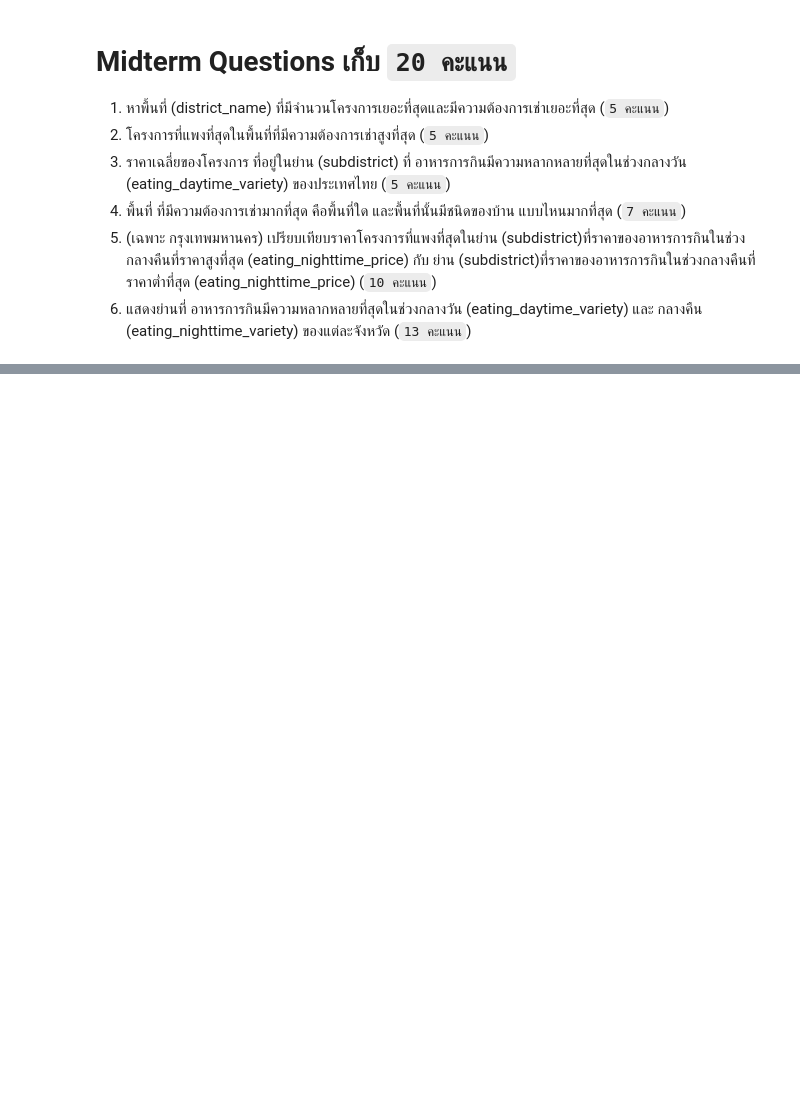
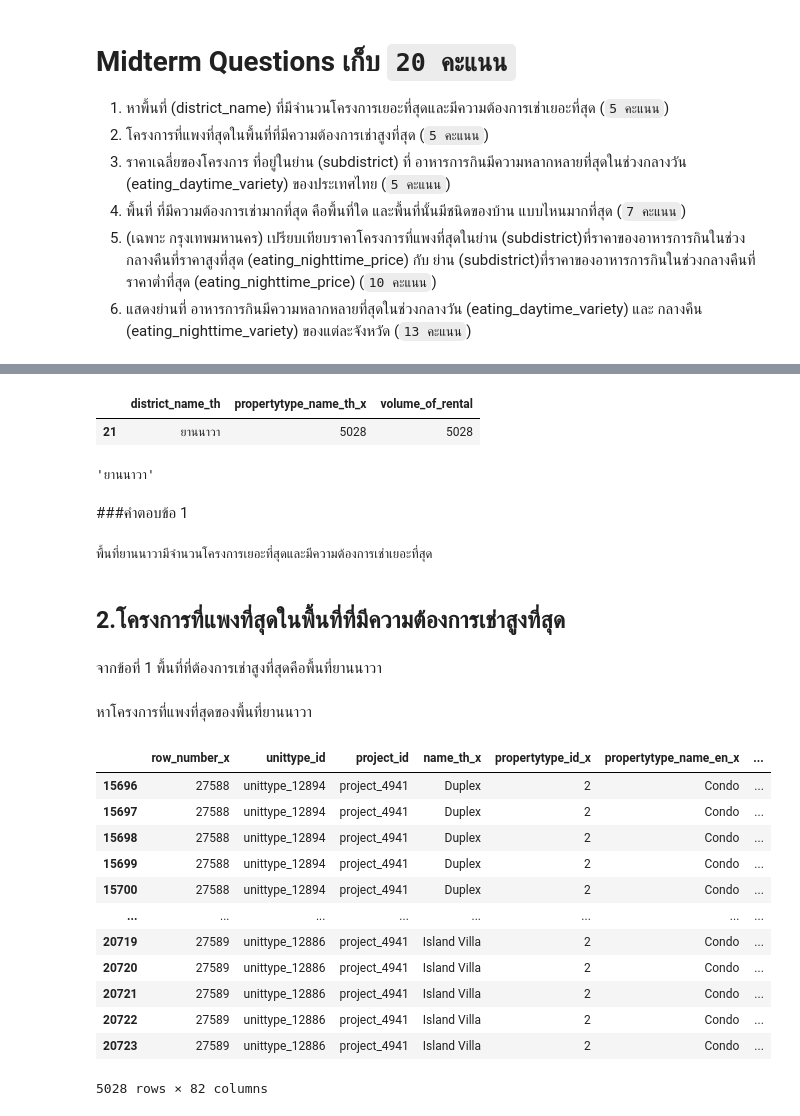
Before and after one commit to oilnutttt/BasicProg_DataViz65, a Jupyter notebook: midterm65.ipynb, the cells around one changed output, grey strips where cells are left out. Cells and saved outputs as stored; diff of their text form; code cells hidden in the pictures; blank space fills up the shorter version.

```diff
--- a/midterm65.ipynb
+++ b/midterm65.ipynb
@@ -284,0 +220,40 @@ data
+# %%
+x1 = X[X['propertytype_name_th_x']==X['propertytype_name_th_x'].max()]
+x1
+# %% [output]
+|  | district_name_th | propertytype_name_th_x | volume_of_rental |
+| 21 | ยานนาวา | 5028 | 5028 |
+# %%
+x = x1['district_name_th'][21]
+x
+# %% [output]
+'ยานนาวา'
+# %% [markdown]
+###คำตอบข้อ 1
+# %%
+print(f'พื้นที่ {x} มีจำนวนโครงการเยอะที่สุดและมีความต้องการเช่าเยอะที่สุด' )
+# %% [output]
+พื้นที่ยานนาวามีจำนวนโครงการเยอะที่สุดและมีความต้องการเช่าเยอะที่สุด
+# %% [markdown]
+## 2.โครงการที่แพงที่สุดในพื้นที่ที่มีความต้องการเช่าสูงที่สุด
+# %% [markdown]
+จากข้อที่ 1 พื้นที่ที่ต้องการเช่าสูงที่สุดคือพื้นที่ยานนาวา
+# %% [markdown]
+หาโครงการที่แพงที่สุดของพื้นที่ยานนาวา
+# %%
+Y = unit_rent_project[unit_rent_project['district_name_th']=='ยานนาวา']
+Y
+# %% [output]
+|  | row_number_x | unittype_id | project_id | name_th_x | propertytype_id_x | propertytype_name_en_x | ... |
+| 15696 | 27588 | unittype_12894 | project_4941 | Duplex | 2 | Condo | ... |
+| 15697 | 27588 | unittype_12894 | project_4941 | Duplex | 2 | Condo | ... |
+| 15698 | 27588 | unittype_12894 | project_4941 | Duplex | 2 | Condo | ... |
+| 15699 | 27588 | unittype_12894 | project_4941 | Duplex | 2 | Condo | ... |
+| 15700 | 27588 | unittype_12894 | project_4941 | Duplex | 2 | Condo | ... |
+| ... | ... | ... | ... | ... | ... | ... | ... |
+| 20719 | 27589 | unittype_12886 | project_4941 | Island Villa | 2 | Condo | ... |
+| 20720 | 27589 | unittype_12886 | project_4941 | Island Villa | 2 | Condo | ... |
+| 20721 | 27589 | unittype_12886 | project_4941 | Island Villa | 2 | Condo | ... |
+| 20722 | 27589 | unittype_12886 | project_4941 | Island Villa | 2 | Condo | ... |
+| 20723 | 27589 | unittype_12886 | project_4941 | Island Villa | 2 | Condo | ... |
+5028 rows × 82 columns
```
Also changed, not shown: parts of 68 cells of this notebook.
